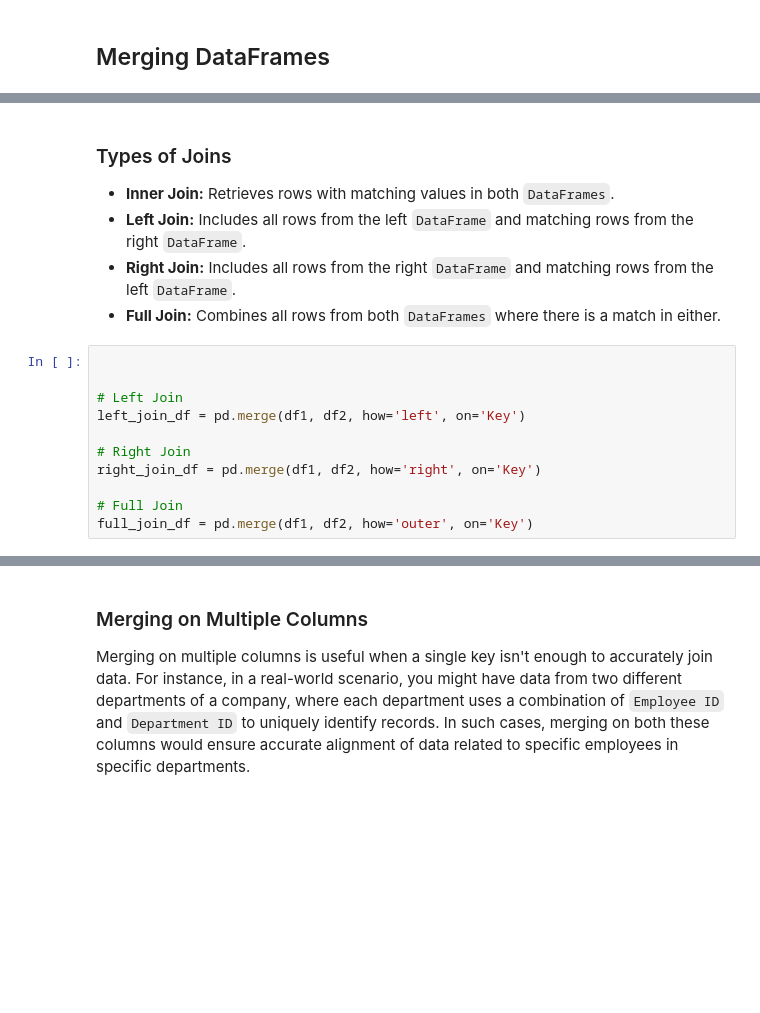
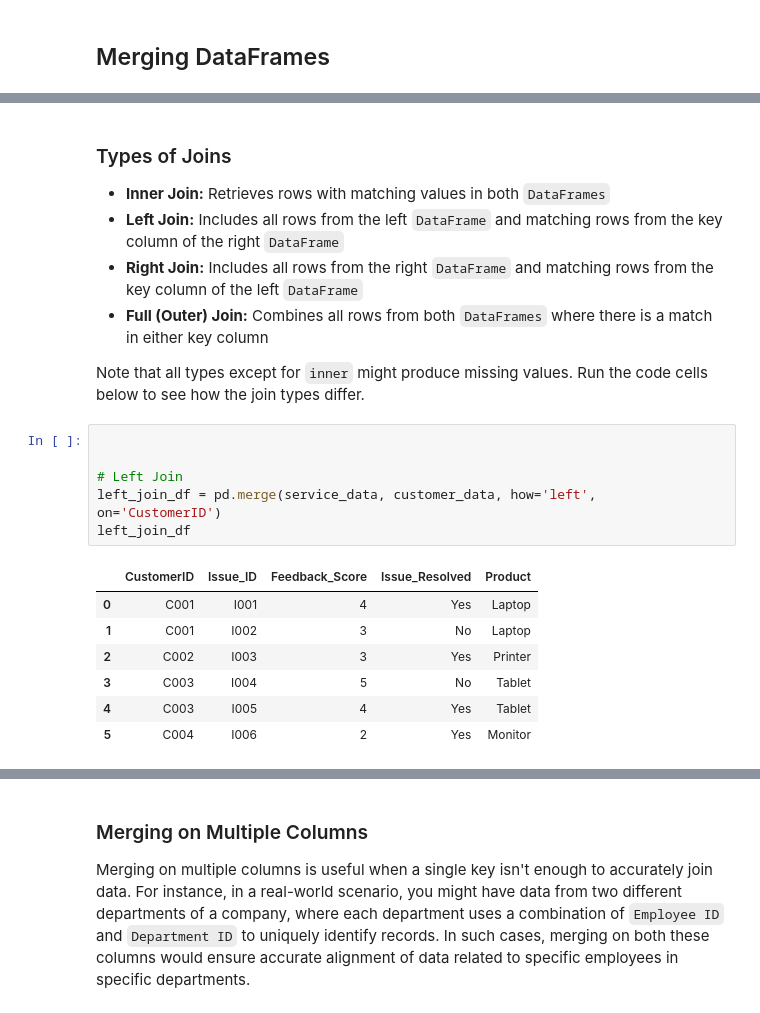
Before and after one commit to AI-Core/Content-Public-dev, a Jupyter notebook: Content/units/Data-Handling/2. Data Manipulation with Pandas/4. DataFrame Manipulations/Notebook.ipynb, the cells around one changed output, grey strips where cells are left out. Drawn from its saved outputs; the diff is of its cells as text; blank space fills up the shorter version.

```diff
--- a/Content/units/Data-Handling/2. Data Manipulation with Pandas/4. DataFrame Manipulations/Notebook.ipynb
+++ b/Content/units/Data-Handling/2. Data Manipulation with Pandas/4. DataFrame Manipulations/Notebook.ipynb
@@ -164,18 +171,23 @@ merged_df.head()
 
 ### Types of Joins
 
-- **Inner Join:** Retrieves rows with matching values in both `DataFrames`.
-- **Left Join:** Includes all rows from the left `DataFrame` and matching rows from the right `DataFrame`.
-- **Right Join:** Includes all rows from the right `DataFrame` and matching rows from the left `DataFrame`.
-- **Full Join:** Combines all rows from both `DataFrames` where there is a match in either.
+- **Inner Join:** Retrieves rows with matching values in both `DataFrames`
+- **Left Join:** Includes all rows from the left `DataFrame` and matching rows from the  key column of the right `DataFrame`
+- **Right Join:** Includes all rows from the right `DataFrame` and matching rows from the key column of the left `DataFrame`
+- **Full (Outer) Join:** Combines all rows from both `DataFrames` where there is a match in either key column
+
+Note that all types except for `inner` might produce missing values. Run the code cells below to see how the join types differ.
-# %%
-
-
-# Left Join
-left_join_df = pd.merge(df1, df2, how='left', on='Key')
-
-# Right Join
-right_join_df = pd.merge(df1, df2, how='right', on='Key')
-
-# Full Join
-full_join_df = pd.merge(df1, df2, how='outer', on='Key')
+# %%
+
+
+# Left Join
+left_join_df = pd.merge(service_data, customer_data, how='left', on='CustomerID')
+left_join_df
+# %% [output]
+|  | CustomerID | Issue_ID | Feedback_Score | Issue_Resolved | Product |
+| 0 | C001 | I001 | 4 | Yes | Laptop |
+| 1 | C001 | I002 | 3 | No | Laptop |
+| 2 | C002 | I003 | 3 | Yes | Printer |
+| 3 | C003 | I004 | 5 | No | Tablet |
+| 4 | C003 | I005 | 4 | Yes | Tablet |
+| 5 | C004 | I006 | 2 | Yes | Monitor |
```
Also changed, not shown: parts of 24 cells of this notebook, 27 other files.
